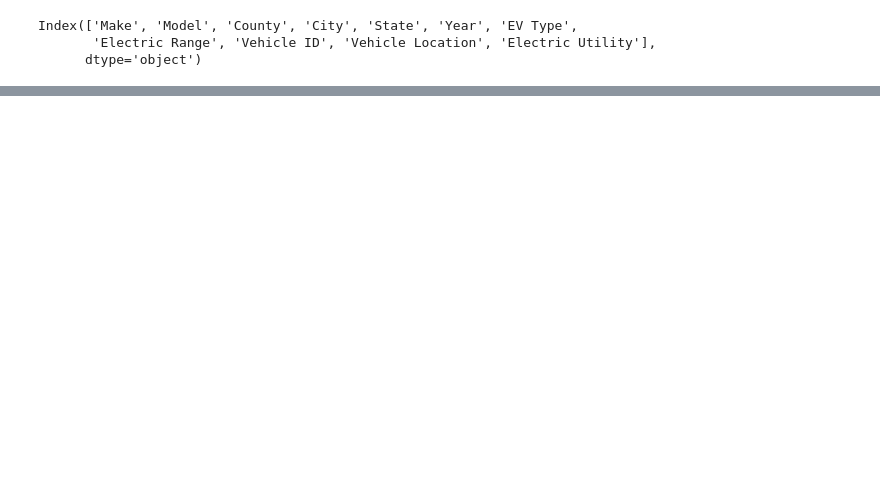
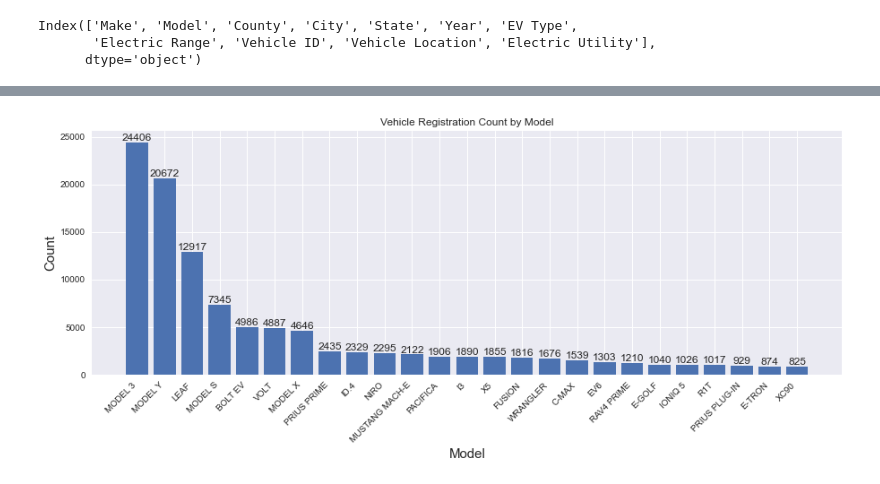
Before and after one commit to dcgray80/Data-Analytics-2023, a Jupyter notebook: Darren Gray Project.ipynb, the cells around one changed output, grey strips where cells are left out. Drawn from its saved outputs; the diff is of its cells as text; code cells hidden in the pictures; blank space fills up the shorter version.

```diff
--- a/Darren Gray Project.ipynb
+++ b/Darren Gray Project.ipynb
@@ -405,0 +433,30 @@ Name: Model, dtype: int64
+# %%
+# Defining the size of the graph.
+plt.figure(figsize = (15, 5))
+
+# Plotting the total number of vehicles sold per brand
+Registration_by_Model = EVs_by_Population['Model'].value_counts().head(25)
+
+# Creating bar plot, indexing and assigning the total values to the plot.
+bars = plt.bar(Registration_by_Model.index, Registration_by_Model.values)
+
+# Displaying total values in text at the top of each data column.
+for bar in bars:
+    yval = bar.get_height()
+    plt.text(bar.get_x() + bar.get_width()/2.0, yval, int(yval), ha='center', va='bottom', fontsize=12)
+
+
+# Defining the axis labels and the size of the text in the axis labels.
+plt.xlabel('Model', fontsize=15)
+plt.ylabel('Count', fontsize=15)
+
+# Plot Title
+plt.title('Vehicle Registration Count by Model')
+
+# Rotating the x data labels (Vehicle Models) by 45 degrees and
+# moving the text so that the end aligns with the x marker on the graph
+plt.xticks(rotation = 45, ha = 'right')
+
+plt.show()
+# %% [output]
+[figure, added]
```
Also changed, not shown: parts of 94 cells of this notebook.
